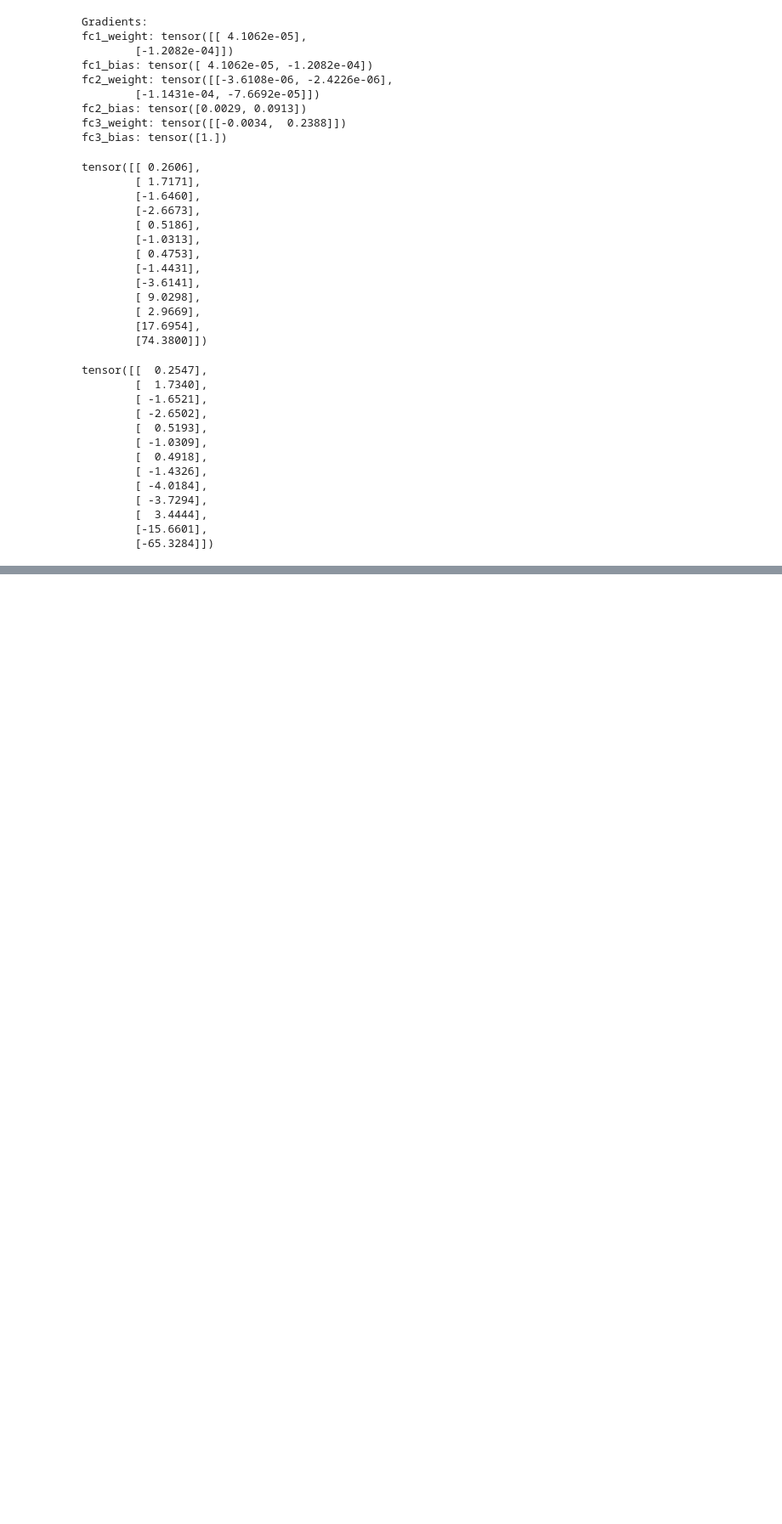
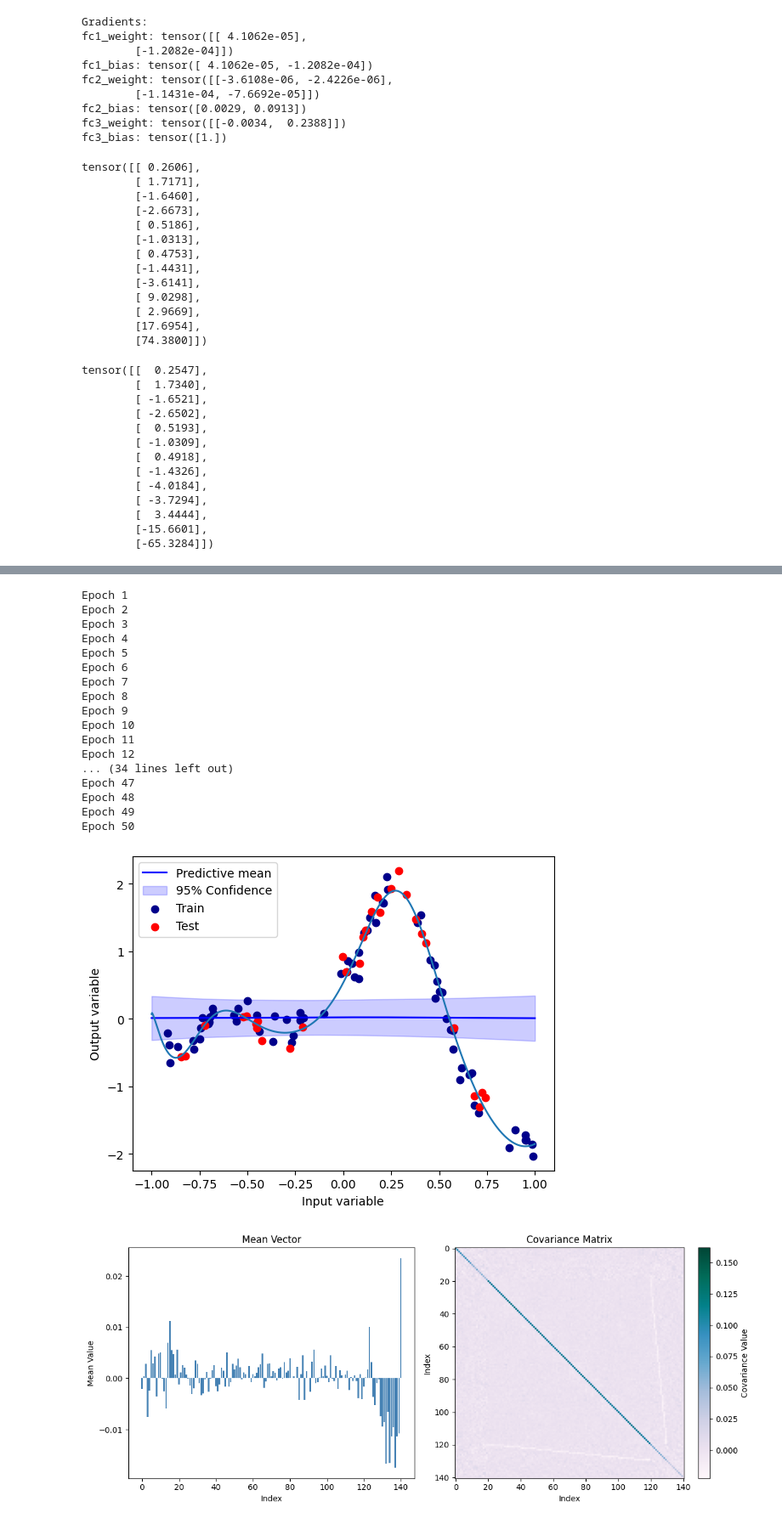
Before and after one commit to Marco-Gal/Bayesian-Neural-Network-Project, a Jupyter notebook: RouBL-Attempt-2.ipynb, the cells around one changed output, grey strips where cells are left out. Shown at 85% size. Saved outputs shown, nothing was run; the diff lists cells and outputs as text; code cells hidden in the pictures; blank space fills up the shorter version.

```diff
--- a/RouBL-Attempt-2.ipynb
+++ b/RouBL-Attempt-2.ipynb
@@ -636,0 +766,30 @@ tensor([[ 0.2606],
+# %%
+def update_variational_params_testing(net, input, targets, noise=0.15, K=10):
+    g = compute_param_gradients_testing(net, input, targets, noise, K)
+
+    with torch.no_grad():
+        mu, chol = net.mean.unsqueeze(1), net.cov_chol
+
+        alpha, gamma, lambda_1 = net.alpha, net.gamma, net.lambda_1.unsqueeze(1)
+
+        alpha_prime = torch.tensor([1 / (1-alpha*gamma)])
+        v = alpha_prime * chol @ (chol.t() @ g) #sigma_tilde @ g
+
+        beta = - alpha / (1 + alpha * g.t() @ v)
+        beta = beta.item()
+        chol = torch.sqrt(alpha_prime) * chol
+
+        chol_tf = tf.convert_to_tensor(chol.numpy())
+        v_tf = tf.convert_to_tensor(v.numpy())
+        v_tf = tf.reshape(v_tf, [net.num_params])  # Shape (13,)
+
+        chol_updated_tf = tfp.math.cholesky_update(chol_tf, v_tf, multiplier=beta)
+        chol_updated = torch.from_numpy(chol_updated_tf.numpy())
+
+
+        nu = g.t() @ mu
+        lambda_1 = (1 - alpha*gamma) * lambda_1 - alpha*(1 - nu) * g
+    net.lambda_1 = lambda_1.flatten()
+    net.mean = chol_updated @ (chol_updated.t()@lambda_1).flatten() # might need to be true
+    # print(net.mean)
+    net.cov_chol = chol_updated # same here
@@ -636,0 +802,31 @@ tensor([[ 0.2606],
+# %%
+n_epochs = 50
+noise = 0.15
+
+for epoch in range(n_epochs):
+    print(f'Epoch {epoch + 1}')
+    update_variational_params_testing(BNN, x_tr, y_tr, noise, K=100)
+
+# Plot results
+plot_regression_results(x_tr, x_te, y_tr, y_te, xs, ys, net=BNN, n_samples=100)
+plot_mean_and_covariance(BNN)
+# %% [output]
+Epoch 1
+Epoch 2
+Epoch 3
+Epoch 4
+Epoch 5
+Epoch 6
+Epoch 7
+Epoch 8
+Epoch 9
+Epoch 10
+Epoch 11
+Epoch 12
+... (34 lines left out)
+Epoch 47
+Epoch 48
+Epoch 49
+Epoch 50
+[figure, added]
+[figure, added]
```
Also changed, not shown: parts of 26 cells of this notebook.
